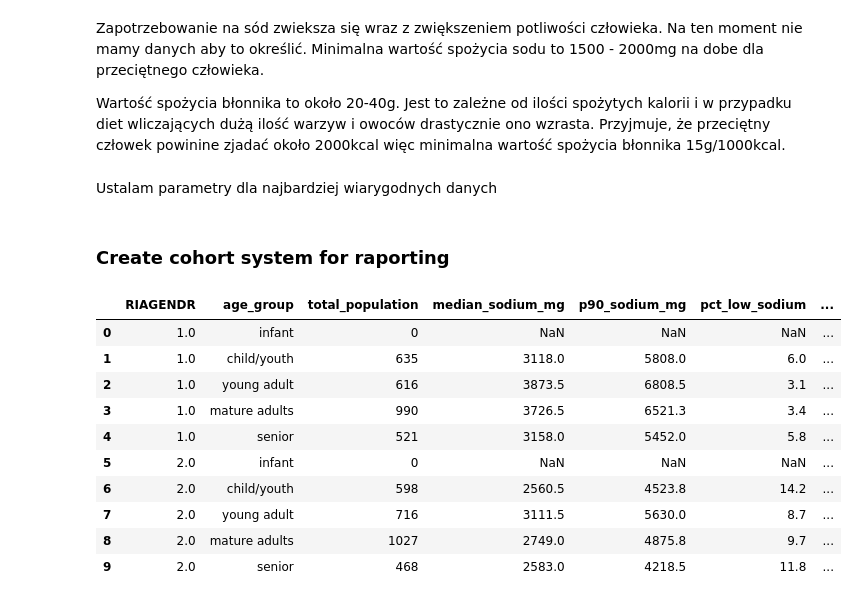
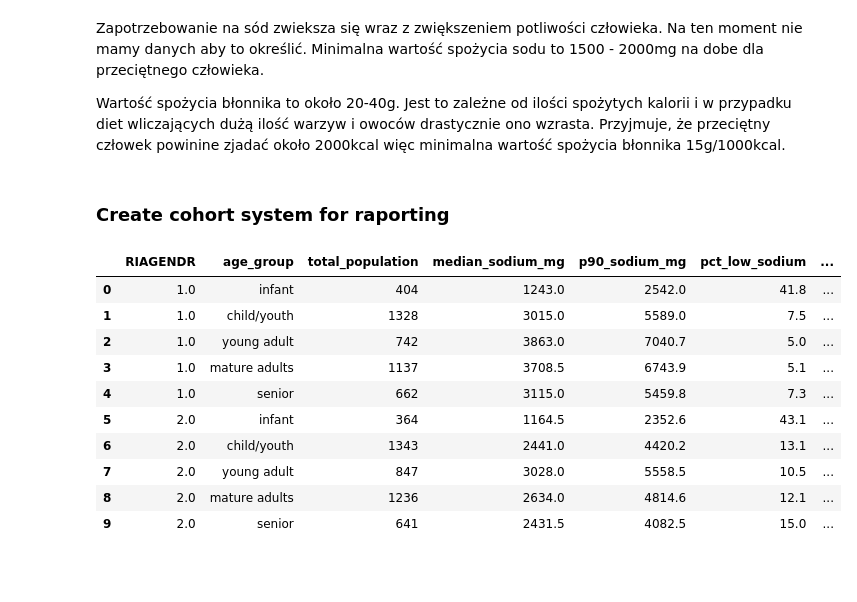
Before and after one commit to PrzybyszB/PubChat, a Jupyter notebook: jupyter.ipynb, the cells around one changed output. Cells and saved outputs as stored; diff of their text form; code cells hidden in the pictures; blank space fills up the shorter version.

```diff
--- a/jupyter.ipynb
+++ b/jupyter.ipynb
@@ -113,13 +113,6 @@ silver_df["age_group"] = pd.cut(
     labels=["infant", "child/youth", "young adult", "mature adults", "senior"]
 )
 
-silver_df["quality_score"] = (
-    (silver_df["DR1DRSTZ"] == 1).astype(int) +
-    (silver_df["DR1MRESP"] == 1).astype(int) +
-    (silver_df["DR1HELP"] == 12).astype(int)
-)
-
-
 # Określam flage dla zbyt niskich kcal < 800 normalnych i zbyt wysokich > 5500
 silver_df.loc[silver_df["DR1TKCAL"] < 800, "kcal_flag"] = "low_kcal"
 
@@ -132,3 +127,10 @@ silver_df.loc[silver_df["DR1TKCAL"] > 5500, "kcal_flag"] = "high_kcal"
+# %%
+quality_silver_data = silver_df[
+    (silver_df["DR1DRSTZ"] == 1) &
+    (silver_df["DR1MRESP"].isin([1, 2, 3])) &
+    (silver_df["DR1HELP"] == 12) &
+    (silver_df["kcal_flag"] == "normal_kcal")
+].copy()
 # %% [markdown]
 ### Zapisuje silver do postgres
 # %%
@@ -148,5 +150,5 @@ engine = create_engine(
 # %%
-gold_df = silver_df.copy()
+gold_df = quality_silver_data.copy()
 # %% [markdown]
 Zapotrzebowanie na sód zwieksza się wraz z zwiększeniem potliwości człowieka. Na ten moment nie mamy danych aby to określić. Minimalna wartość spożycia sodu to 1500 - 2000mg na dobe dla przeciętnego człowieka.
 
@@ -179,5 +182,3 @@ gold_df['is_high_fiber'] = ((gold_df["fiber_per_1000kcal"] > 30) & (gold_df["DRQ
 gold_df['is_normal_fiber'] = (((gold_df["fiber_per_1000kcal"] >= 14) & (gold_df["fiber_per_1000kcal"] <= 30)) |
                                 ((gold_df["fiber_per_1000kcal"] < 14) & (gold_df["DRQSDT5"] == 5.0)) |
                                 ((gold_df["fiber_per_1000kcal"] > 30) & (gold_df["DRQSDT6"] == 6.0))).astype(int)
-# %% [markdown]
-Ustalam parametry dla najbardziej wiarygodnych danych
@@ -191,41 +185,41 @@ quality_gold_data = silver_df[
 # %% [markdown]
 ### Create cohort system for raporting
 # %%
-gold_cohort_stats = quality_gold_data.groupby(['RIAGENDR', 'age_group']).agg(
+gold_cohort_stats = gold_df.groupby(['RIAGENDR', 'age_group']).agg(
     total_population = ('SEQN', 'count'),
 
     # Metrics for sodium
     median_sodium_mg = ('DR1TSODI', 'median'),
     p90_sodium_mg = ('DR1TSODI', lambda x:x.quantile(0.90)),
     pct_low_sodium=('is_low_sodium', 'mean'),
     pct_normal_sodium=('is_normal_sodium', 'mean'),
     pct_high_sodium=('is_high_sodium', 'mean'),
 
 
     # Metrics for fiber
     median_fiber_mg = ('DR1TFIBE', 'median'),
     p90_fiber_mg = ('DR1TFIBE', lambda x:x.quantile(0.90)),
     pct_low_fiber=('is_low_fiber', 'mean'),
     pct_normal_fiber=('is_normal_fiber', 'mean'),
     pct_high_fiber=('is_high_fiber', 'mean')
 ).reset_index()
 
 # Finding all columns that start wiht pct and make them percent
 percent_col = [c for c in gold_cohort_stats.columns if c.startswith('pct_')]
 gold_cohort_stats[percent_col] *= 100
 
 gold_cohort_stats = gold_cohort_stats.round(1)
 
 gold_cohort_stats
 # %% [output]
 |  | RIAGENDR | age_group | total_population | median_sodium_mg | p90_sodium_mg | pct_low_sodium | ... |
-| 0 | 1.0 | infant | 0 | NaN | NaN | NaN | ... |
-| 1 | 1.0 | child/youth | 635 | 3118.0 | 5808.0 | 6.0 | ... |
-| 2 | 1.0 | young adult | 616 | 3873.5 | 6808.5 | 3.1 | ... |
-| 3 | 1.0 | mature adults | 990 | 3726.5 | 6521.3 | 3.4 | ... |
-| 4 | 1.0 | senior | 521 | 3158.0 | 5452.0 | 5.8 | ... |
-| 5 | 2.0 | infant | 0 | NaN | NaN | NaN | ... |
-| 6 | 2.0 | child/youth | 598 | 2560.5 | 4523.8 | 14.2 | ... |
-| 7 | 2.0 | young adult | 716 | 3111.5 | 5630.0 | 8.7 | ... |
-| 8 | 2.0 | mature adults | 1027 | 2749.0 | 4875.8 | 9.7 | ... |
-| 9 | 2.0 | senior | 468 | 2583.0 | 4218.5 | 11.8 | ... |
+| 0 | 1.0 | infant | 404 | 1243.0 | 2542.0 | 41.8 | ... |
+| 1 | 1.0 | child/youth | 1328 | 3015.0 | 5589.0 | 7.5 | ... |
+| 2 | 1.0 | young adult | 742 | 3863.0 | 7040.7 | 5.0 | ... |
+| 3 | 1.0 | mature adults | 1137 | 3708.5 | 6743.9 | 5.1 | ... |
+| 4 | 1.0 | senior | 662 | 3115.0 | 5459.8 | 7.3 | ... |
+| 5 | 2.0 | infant | 364 | 1164.5 | 2352.6 | 43.1 | ... |
+| 6 | 2.0 | child/youth | 1343 | 2441.0 | 4420.2 | 13.1 | ... |
+| 7 | 2.0 | young adult | 847 | 3028.0 | 5558.5 | 10.5 | ... |
+| 8 | 2.0 | mature adults | 1236 | 2634.0 | 4814.6 | 12.1 | ... |
+| 9 | 2.0 | senior | 641 | 2431.5 | 4082.5 | 15.0 | ... |
```
Also changed, not shown: parts of 5 cells of this notebook, 7 other files.
